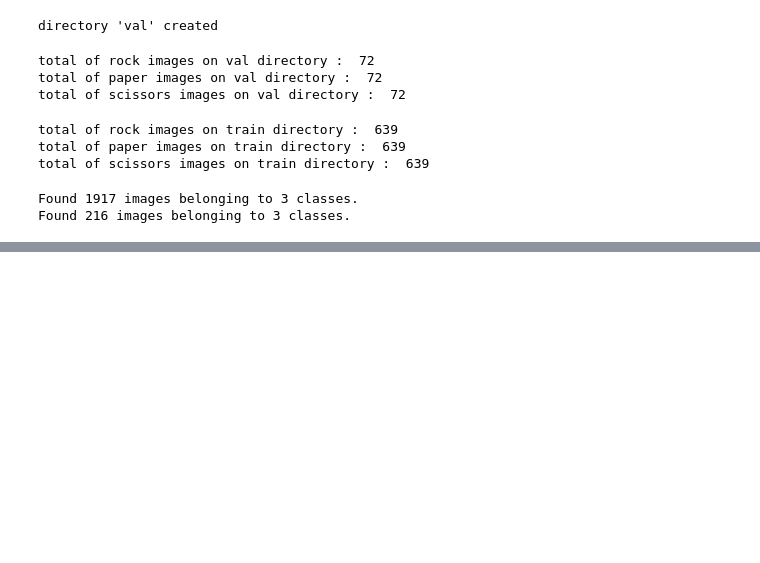
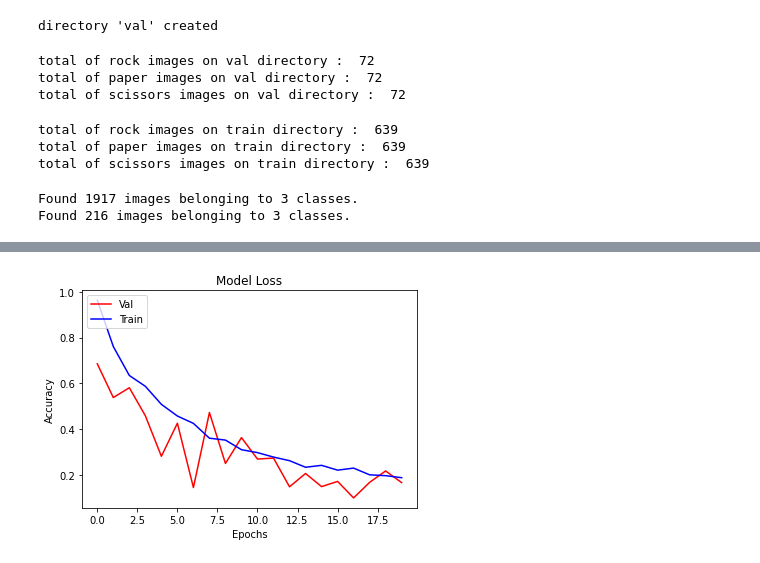
Before and after one commit to bayysp/rockpaperscissor_classification, a Jupyter notebook: cnn_ml_submission.ipynb, the cells around one changed output, grey strips where cells are left out. Drawn from its saved outputs; the diff is of its cells as text; code cells hidden in the pictures; blank space fills up the shorter version.

```diff
--- a/cnn_ml_submission.ipynb
+++ b/cnn_ml_submission.ipynb
@@ -308,0 +310,10 @@ plt.show()
+# %%
+plt.plot(epochs,val_loss,'r',label='Validation Loss')
+plt.plot(epochs,loss,'b',label='Training Loss')
+plt.title('Model Loss')
+plt.legend(['Val', 'Train'], loc='upper left')
+plt.xlabel('Epochs')
+plt.ylabel('Accuracy')
+plt.show()
+# %% [output]
+[figure, added]
```
Also changed, not shown: parts of 5 cells of this notebook.
